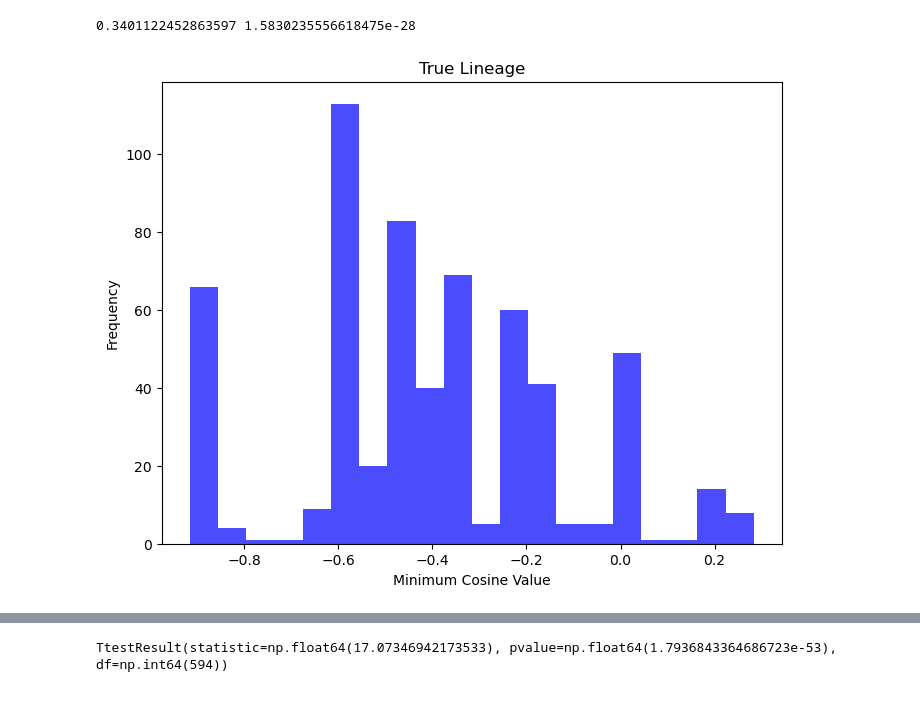
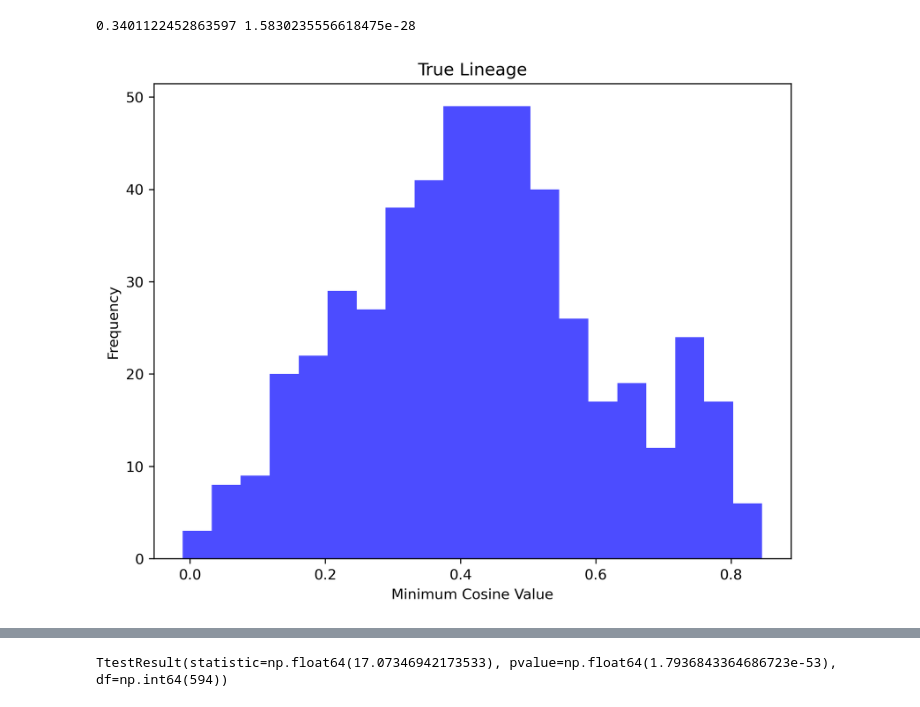
Before and after one commit to IcyFermion/embryogenesis, a Jupyter notebook: pareto_core.ipynb, the cells around one changed output, grey strips where cells are left out. Cells and saved outputs as stored; diff of their text form; code cells hidden in the pictures.

```diff
--- a/pareto_core.ipynb
+++ b/pareto_core.ipynb
@@ -399,18 +433,20 @@ for path in terminal_path_lists:
         vec1 = lineage_exp_mat[path[i]] - lineage_exp_mat[path[i -1]]
         vec2 = lineage_exp_mat[path[i +1]] - lineage_exp_mat[path[i]]
         cos_angle = np.dot(vec1, vec2) / (np.linalg.norm(vec1) * np.linalg.norm(vec2) + 1e-10)
+        if np.isnan(cos_angle):
+            continue
         min_cosine = min(min_cosine, cos_angle)
         cosine_values.append(cos_angle)
     min_cosines.append(min_cosine)
-    mean_cosines.append(np.mean(cosine_values))
+    mean_cosines.append(np.mean(cosine_values[:8]))
-# %%
-# plot a histogram of min_consines
-plt.figure(figsize=(8, 6))
-plt.hist(min_consines, bins=20, color='blue', alpha=0.7)
-plt.xlabel('Minimum Cosine Value')
-plt.ylabel('Frequency')
-plt.title('True Lineage')
-plt.show()
-# %% [output]
-[figure, removed]
+# %%
+# plot a histogram of mean_cosines
+plt.figure(figsize=(8, 6))
+plt.hist(mean_cosines, bins=20, color='blue', alpha=0.7)
+plt.xlabel('Minimum Cosine Value')
+plt.ylabel('Frequency')
+plt.title('True Lineage')
+plt.show()
+# %% [output]
+[figure, added]
 # %%
```
Also changed, not shown: parts of 25 cells of this notebook, 4 other files.
